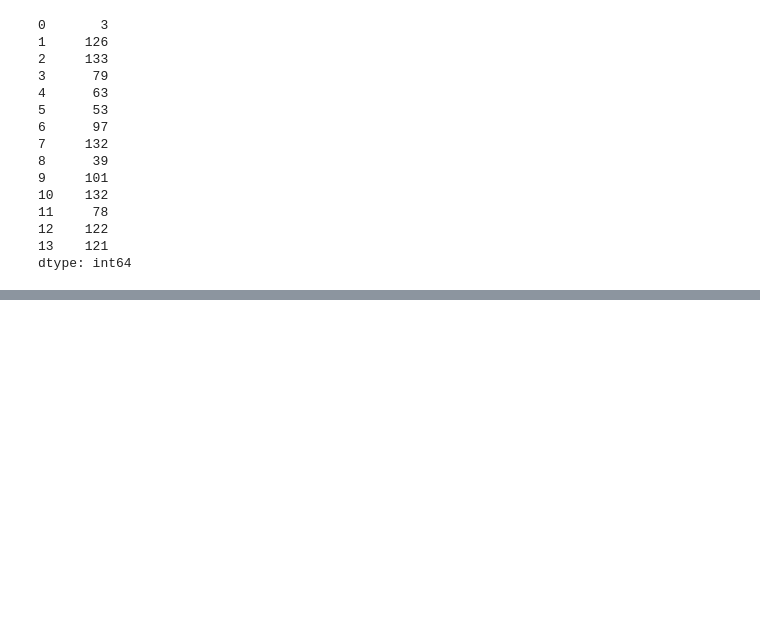
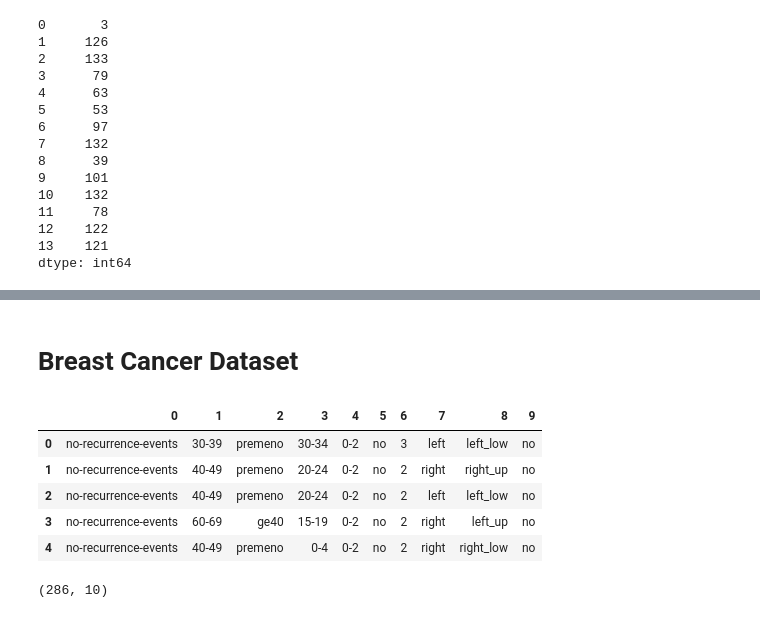
Before and after one commit to RochaErik/AlgorithmComparison, a Jupyter notebook: AlgorithmComparison.ipynb, the cells around one changed output, grey strips where cells are left out. Drawn from its saved outputs; the diff is of its cells as text; code cells hidden in the pictures; blank space fills up the shorter version.

```diff
--- a/AlgorithmComparison.ipynb
+++ b/AlgorithmComparison.ipynb
@@ -88,0 +178,17 @@ y = wine_df.iloc[:, 0]
+# %% [markdown]
+# **Breast Cancer Dataset**
+# %%
+breast_cancer_df = pd.read_csv('/content/drive/MyDrive/DatasetSeminario/BreastCancer/breastCancer.data', header=None, na_values='?')
+# %%
+breast_cancer_df.head()
+# %% [output]
+|  | 0 | 1 | 2 | 3 | 4 | 5 | 6 | 7 | 8 | 9 |
+| 0 | no-recurrence-events | 30-39 | premeno | 30-34 | 0-2 | no | 3 | left | left_low | no |
+| 1 | no-recurrence-events | 40-49 | premeno | 20-24 | 0-2 | no | 2 | right | right_up | no |
+| 2 | no-recurrence-events | 40-49 | premeno | 20-24 | 0-2 | no | 2 | left | left_low | no |
+| 3 | no-recurrence-events | 60-69 | ge40 | 15-19 | 0-2 | no | 2 | right | left_up | no |
+| 4 | no-recurrence-events | 40-49 | premeno | 0-4 | 0-2 | no | 2 | right | right_low | no |
+# %%
+print(breast_cancer_df.shape)
+# %% [output]
+(286, 10)
```
Also changed, not shown: parts of 40 cells of this notebook.
